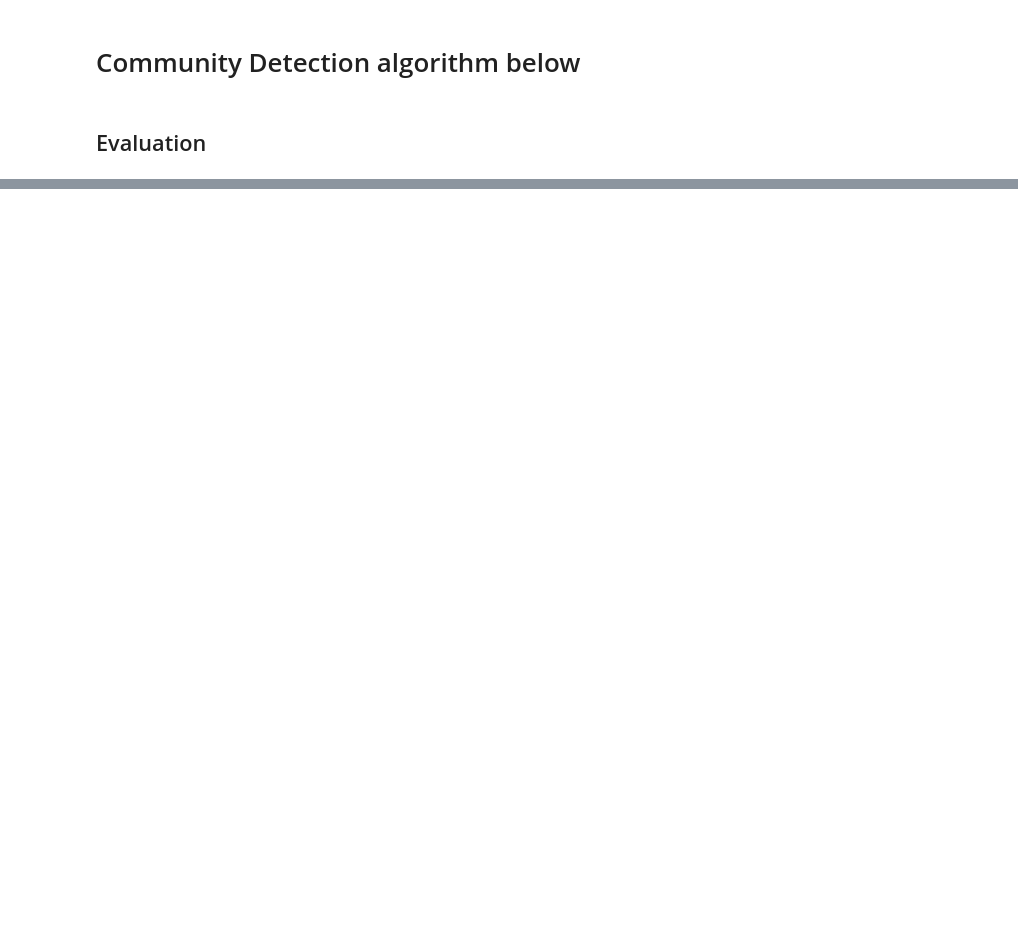
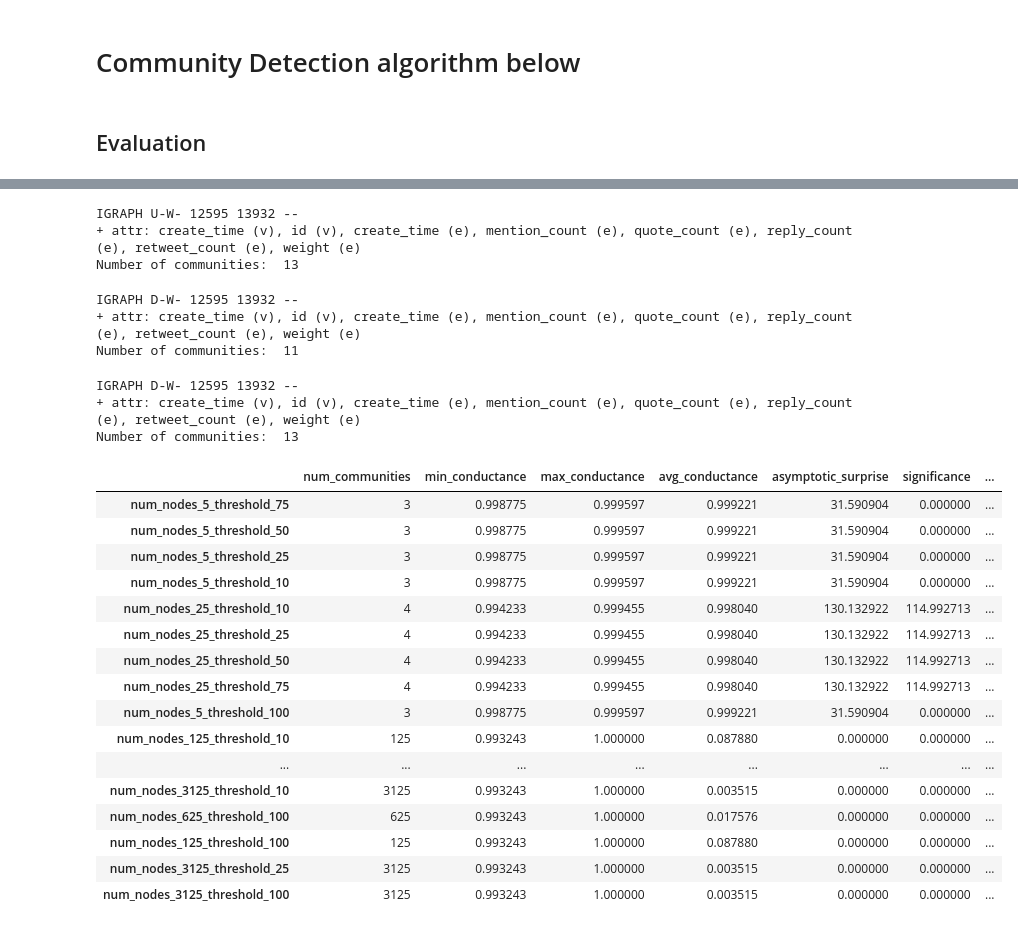
Before and after one commit to Soumithri/Thesis, a Jupyter notebook: notebooks/code.ipynb, the cells around one changed output, grey strips where cells are left out. Cells and saved outputs as stored; diff of their text form; code cells hidden in the pictures; blank space fills up the shorter version.

Commit message:
commiting after long time with chnages in retweet network and code.ipynb

```diff
--- a/notebooks/code.ipynb
+++ b/notebooks/code.ipynb
@@ -393,3 +267,0 @@ communties_after_merge
-# %%
-partitions = make_partitions(st_topic_vec_df, communties_after_merge)
-coms_dict = deepcopy(communties_after_merge)
@@ -469,0 +386,31 @@ st_topic_vec_df.shape
+# %%
+NUM_OF_INFLUENTIAL_NODES = 100
+threshold_percentile_for_merge = 25
+threshold_percentile_for_split = 25
+
+you_graph = load_graph(GRAPHML_FILE)
+you_graph = remove_isolated_nodes(you_graph)
+you_graph = add_weights(you_graph)
+you_graph = nx.relabel_nodes(you_graph, lambda x:int(x))
+
+evaluation_scores = {}
+num_nodes = [5**i for i in range(1, you_graph.number_of_nodes()) if 5**i < 100000]
+print(num_nodes)
+for node_range in num_nodes:
+    for threshold in [10, 25, 50, 75, 100] :
+        you_topic_vec_df = get_topic_frame(TOPIC_VEC_FILE, GRAPH_NODE_FILE)
+        you_twitter_rank_df = get_topic_frame(TWITTER_RANK_FILE, GRAPH_NODE_FILE)
+        you_influential_nodes = get_influential_nodes(you_graph, you_topic_vec_df, you_twitter_rank_df,
+                                                      num_topics=NUM_TOPICS, num_of_influential_nodes=node_range)
+        print('length of influential nodes: {}'.format(len(you_influential_nodes)))
+        you_initial_communities = step1_assign_initial_communities(you_graph, you_topic_vec_df,
+                                                                   you_influential_nodes)
+        cosine_sim_df = get_cosine_sim_df(you_topic_vec_df)
+        communities_after_split, community_cosine_sim_df, mapped_nodes = step2_split_community(
+            you_initial_communities, threshold, cosine_sim_df)
+        you_communties_after_merge = step3_merge_communities(communities_after_split, community_cosine_sim_df,
+                                                 threshold, mapped_nodes)
+        you_partitions = make_partitions(you_topic_vec_df, you_communties_after_merge)
+        you_coms_dict = deepcopy(you_communties_after_merge)
+        evaluation_scores['num_nodes_{}_threshold_{}'.format(node_range, threshold)] = get_evaluation_metrics(
+            you_graph, you_coms_dict)
@@ -469,0 +491,8 @@ st_topic_vec_df.shape
+# %%
+column_list = ['num_communities', 'min_conductance', 'max_conductance', 'avg_conductance', 'asymptotic_surprise',
+              'significance']
+eval_df = pd.DataFrame.from_dict(evaluation_scores, orient='index', columns=column_list)
+# %%
+eval_df.sort_index(ascending=True, axis=1)
+eval_df['length'] = eval_df.index.str.len()
+eval_df.sort_values('length', ascending=True, inplace=True)
@@ -469,0 +679,6 @@ st_topic_vec_df.shape
+# %%
+multilevel_comms_with_weights = multilevel(community_graph, weights = 'weight', return_levels=False)
+# %% [output]
+IGRAPH U-W- 12595 13932 --
++ attr: create_time (v), id (v), create_time (e), mention_count (e), quote_count (e), reply_count (e), retweet_count (e), weight (e)
+Number of communities:  13
@@ -469,0 +691,32 @@ st_topic_vec_df.shape
+# %%
+walktrap_comms = walktrap(community_graph, weights = None, steps=4)
+# %% [output]
+IGRAPH D-W- 12595 13932 --
++ attr: create_time (v), id (v), create_time (e), mention_count (e), quote_count (e), reply_count (e), retweet_count (e), weight (e)
+Number of communities:  11
+# %%
+walktrap_comms_with_weights = walktrap(community_graph, weights = 'weight', steps=4)
+# %% [output]
+IGRAPH D-W- 12595 13932 --
++ attr: create_time (v), id (v), create_time (e), mention_count (e), quote_count (e), reply_count (e), retweet_count (e), weight (e)
+Number of communities:  13
+# %%
+eval_df
+# %% [output]
+|  | num_communities | min_conductance | max_conductance | avg_conductance | asymptotic_surprise | significance | ... |
+| num_nodes_5_threshold_75 | 3 | 0.998775 | 0.999597 | 0.999221 | 31.590904 | 0.000000 | ... |
+| num_nodes_5_threshold_50 | 3 | 0.998775 | 0.999597 | 0.999221 | 31.590904 | 0.000000 | ... |
+| num_nodes_5_threshold_25 | 3 | 0.998775 | 0.999597 | 0.999221 | 31.590904 | 0.000000 | ... |
+| num_nodes_5_threshold_10 | 3 | 0.998775 | 0.999597 | 0.999221 | 31.590904 | 0.000000 | ... |
+| num_nodes_25_threshold_10 | 4 | 0.994233 | 0.999455 | 0.998040 | 130.132922 | 114.992713 | ... |
+| num_nodes_25_threshold_25 | 4 | 0.994233 | 0.999455 | 0.998040 | 130.132922 | 114.992713 | ... |
+| num_nodes_25_threshold_50 | 4 | 0.994233 | 0.999455 | 0.998040 | 130.132922 | 114.992713 | ... |
+| num_nodes_25_threshold_75 | 4 | 0.994233 | 0.999455 | 0.998040 | 130.132922 | 114.992713 | ... |
+| num_nodes_5_threshold_100 | 3 | 0.998775 | 0.999597 | 0.999221 | 31.590904 | 0.000000 | ... |
+| num_nodes_125_threshold_10 | 125 | 0.993243 | 1.000000 | 0.087880 | 0.000000 | 0.000000 | ... |
+| ... | ... | ... | ... | ... | ... | ... | ... |
+| num_nodes_3125_threshold_10 | 3125 | 0.993243 | 1.000000 | 0.003515 | 0.000000 | 0.000000 | ... |
+| num_nodes_625_threshold_100 | 625 | 0.993243 | 1.000000 | 0.017576 | 0.000000 | 0.000000 | ... |
+| num_nodes_125_threshold_100 | 125 | 0.993243 | 1.000000 | 0.087880 | 0.000000 | 0.000000 | ... |
+| num_nodes_3125_threshold_25 | 3125 | 0.993243 | 1.000000 | 0.003515 | 0.000000 | 0.000000 | ... |
+| num_nodes_3125_threshold_100 | 3125 | 0.993243 | 1.000000 | 0.003515 | 0.000000 | 0.000000 | ... |
```
Also changed, not shown: parts of 56 cells of this notebook, 11 other files.
